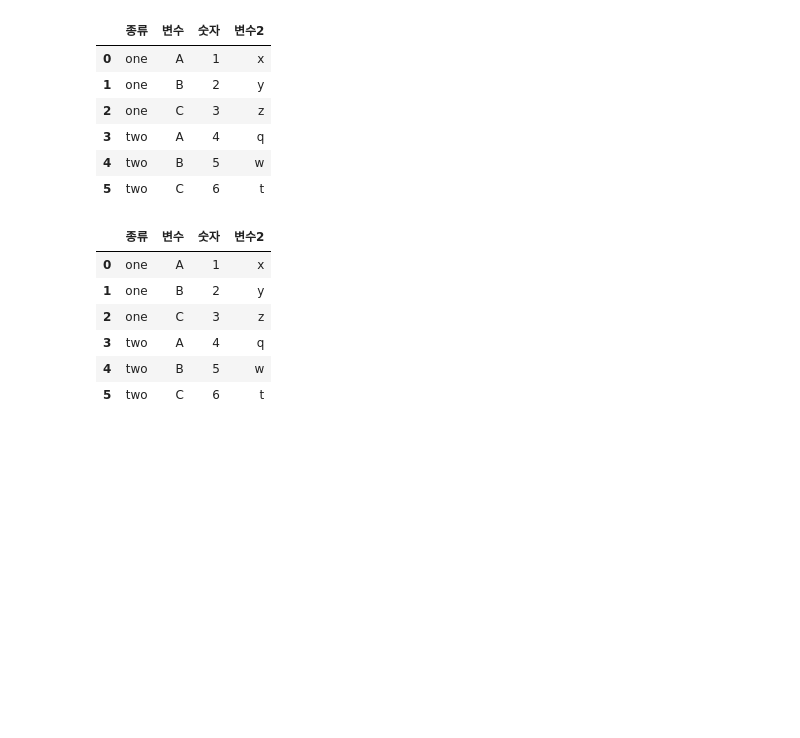
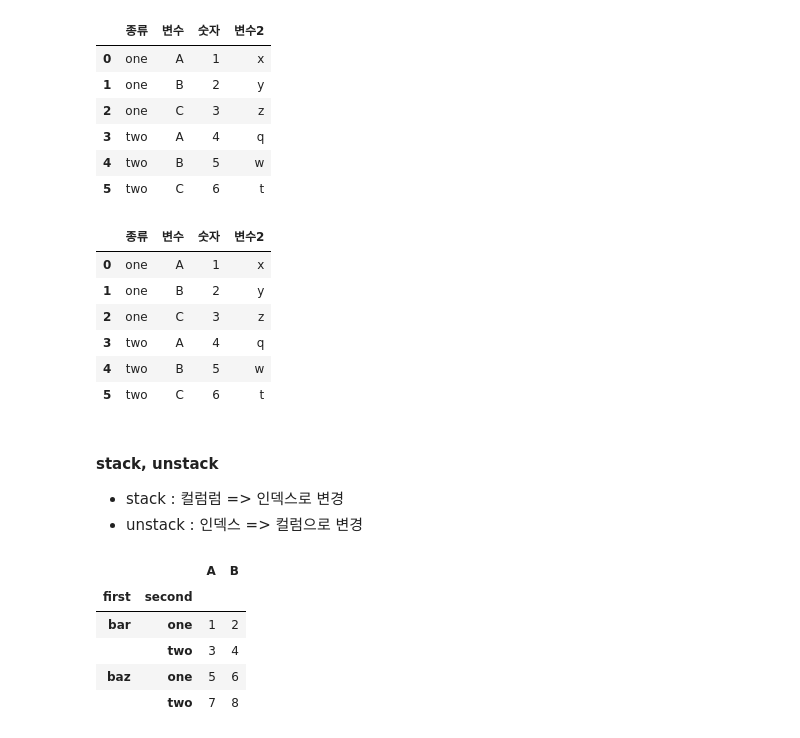
Before and after one commit to kim-min-chang/pandassource, a Jupyter notebook: reshape.ipynb, the cells around one changed output. Drawn from its saved outputs; the diff is of its cells as text; code cells hidden in the pictures; blank space fills up the shorter version.

```diff
--- a/reshape.ipynb
+++ b/reshape.ipynb
@@ -228,3 +228,22 @@ df
 | 3 | two | A | 4 | q |
 | 4 | two | B | 5 | w |
 | 5 | two | C | 6 | t |
+# %% [markdown]
+#### stack, unstack
+- stack : 컬럼럼 => 인덱스로 변경
+- unstack : 인덱스 => 컬럼으로 변경
+# %%
+df = pd.DataFrame({
+    "A":[1,3,5,7],
+    "B":[2,4,6,8]
+}, index=pd.MultiIndex.from_tuples([
+    ("bar","one"),("bar","two"),("baz","one"),("baz","two")
+],names=['first','second']))
+df
+# %% [output]
+|  |  | A | B |
+| first | second |  |  |
+| bar | one | 1 | 2 |
+|  | two | 3 | 4 |
+| baz | one | 5 | 6 |
+|  | two | 7 | 8 |
```
Also changed, not shown: parts of 7 cells of this notebook, 9 other files.
